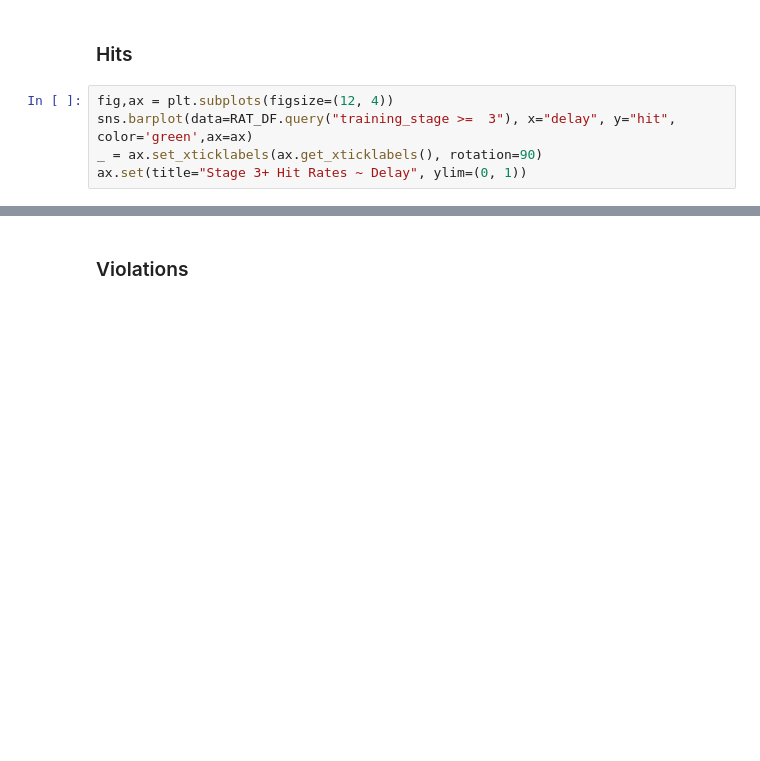
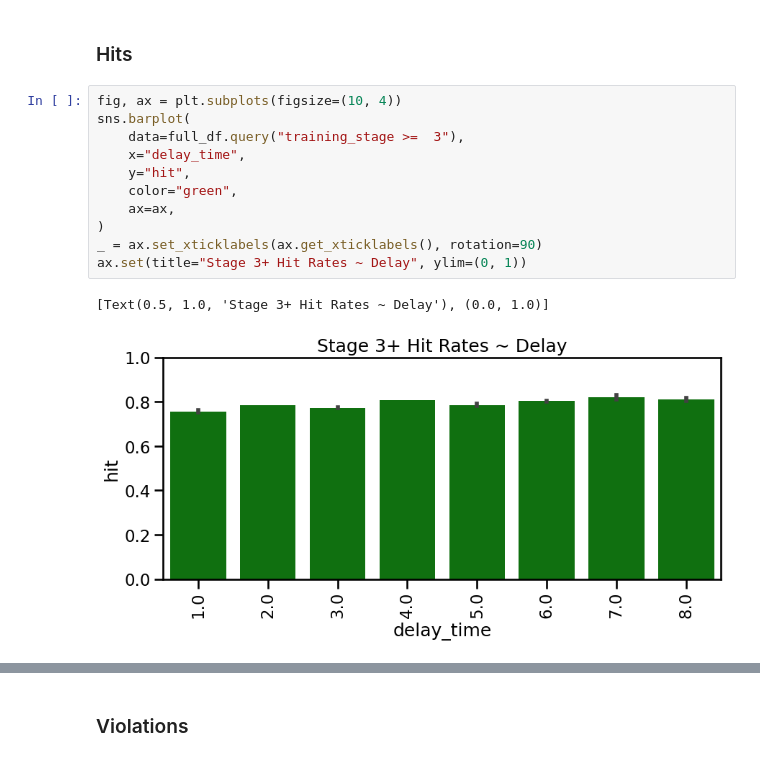
Before and after one commit to jess-breda/violations-multinomial, a Jupyter notebook: notebooks/EDA_01_describe_perf.ipynb, the cells around one changed output, grey strips where cells are left out. Drawn from its saved outputs; the diff is of its cells as text; blank space fills up the shorter version.

```diff
--- a/notebooks/EDA_01_describe_perf.ipynb
+++ b/notebooks/EDA_01_describe_perf.ipynb
@@ -445,7 +476,16 @@ g = sns.catplot(
 # %% [markdown]
 ### Hits
 # %%
-fig,ax = plt.subplots(figsize=(12, 4))
-sns.barplot(data=RAT_DF.query("training_stage >=  3"), x="delay", y="hit", color='green',ax=ax)
+fig, ax = plt.subplots(figsize=(10, 4))
+sns.barplot(
+    data=full_df.query("training_stage >=  3"),
+    x="delay_time",
+    y="hit",
+    color="green",
+    ax=ax,
+)
 _ = ax.set_xticklabels(ax.get_xticklabels(), rotation=90)
 ax.set(title="Stage 3+ Hit Rates ~ Delay", ylim=(0, 1))
+# %% [output]
+[Text(0.5, 1.0, 'Stage 3+ Hit Rates ~ Delay'), (0.0, 1.0)]
+[figure, added]
```
Also changed, not shown: parts of 19 cells of this notebook, 2 other files.
